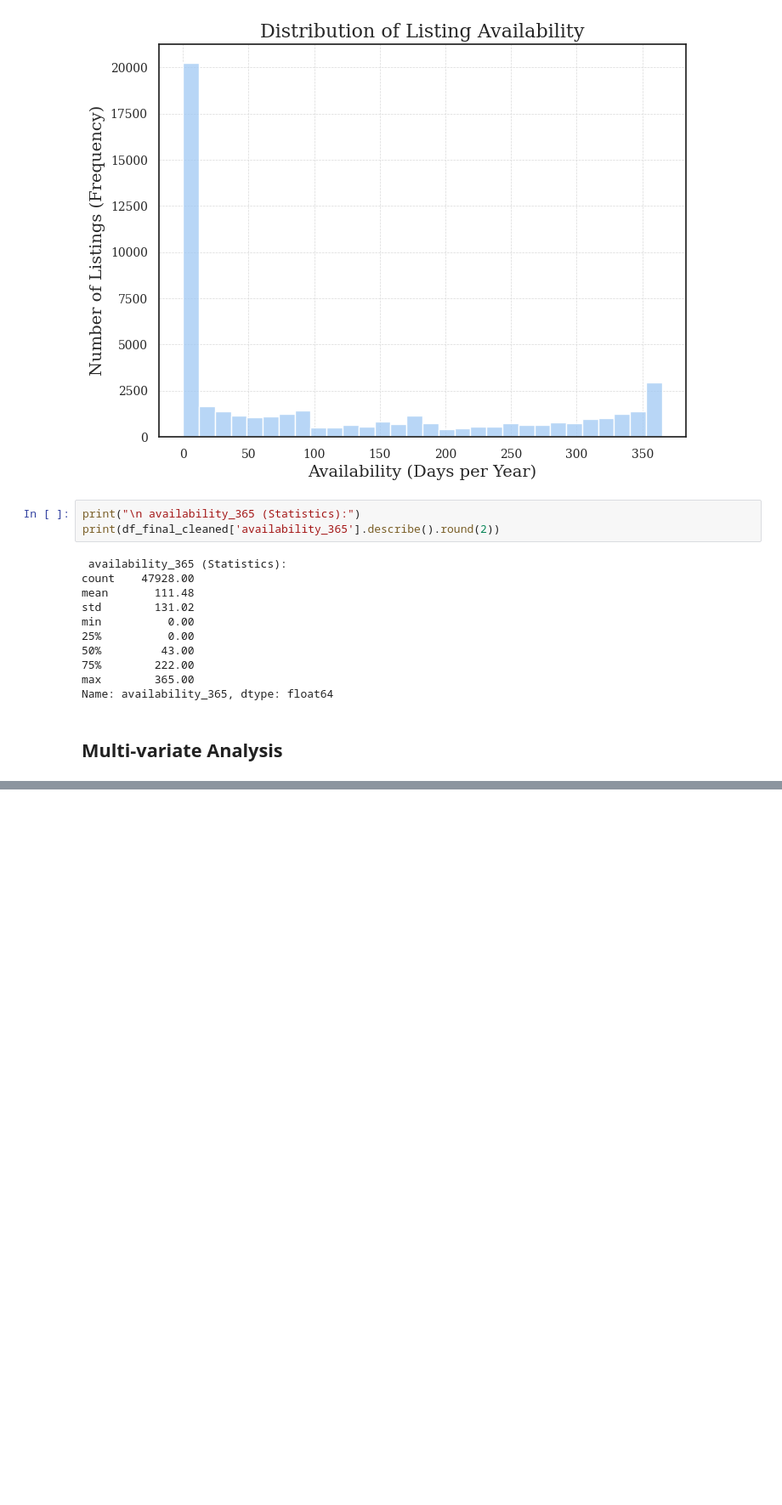
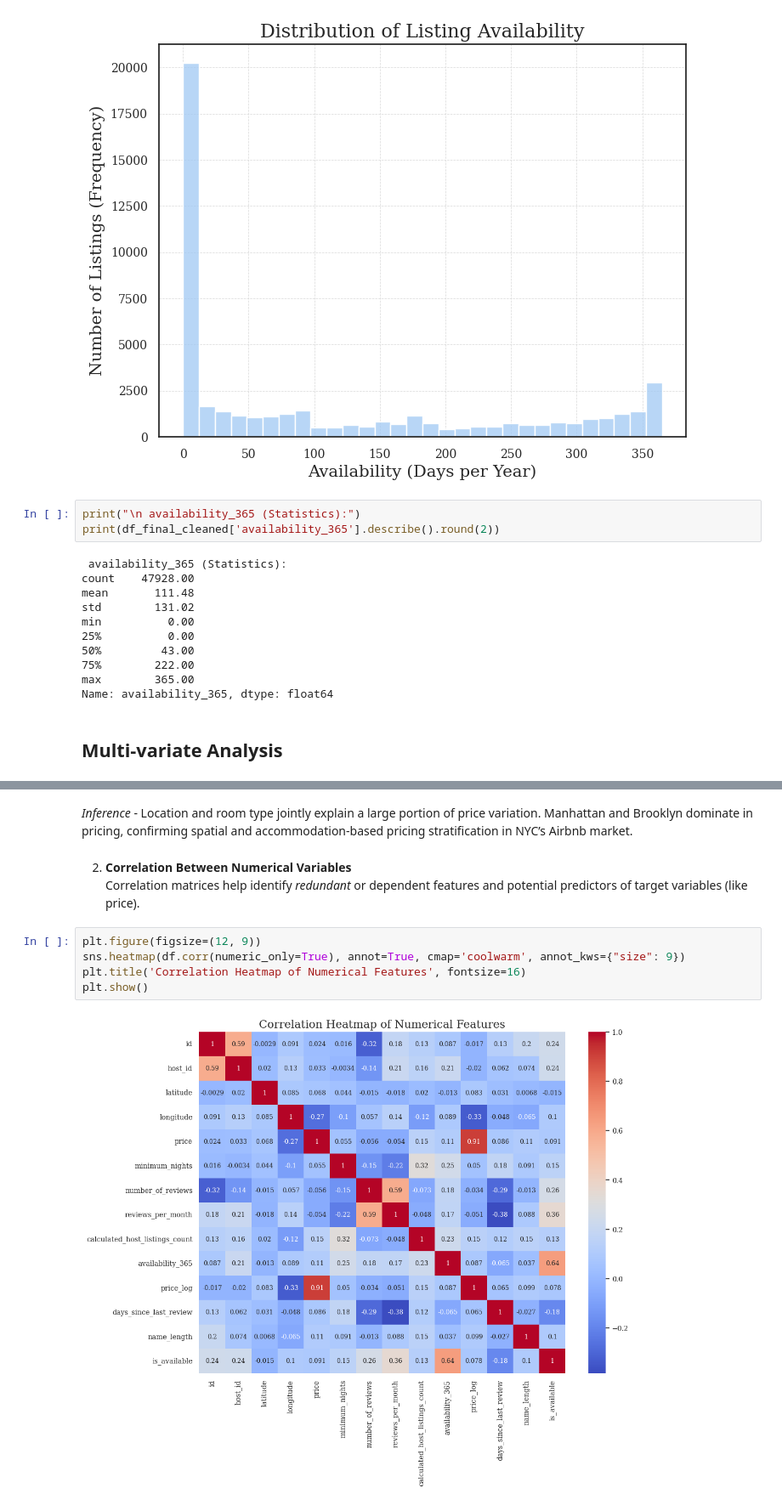
Before and after one commit to Aditya-907/NYC_Airbnb_EDA, a Jupyter notebook: notebooks/EDA_Report.ipynb, the cells around one changed output, grey strips where cells are left out. Shown at 85% size. Cells and saved outputs as stored; diff of their text form; blank space fills up the shorter version.

```diff
--- a/notebooks/EDA_Report.ipynb
+++ b/notebooks/EDA_Report.ipynb
@@ -730,0 +773,12 @@ We will be using **correlation heatmap** as they can help us visualize and show
+# %% [markdown]
+*Inference* - Location and room type jointly explain a large portion of price variation. Manhattan and Brooklyn dominate in pricing, confirming spatial and accommodation-based pricing stratification in NYC’s Airbnb market.
+# %% [markdown]
+2. **Correlation Between Numerical Variables**
+Correlation matrices help identify *redundant* or dependent features and potential predictors of target variables (like price).
+# %%
+plt.figure(figsize=(12, 9))
+sns.heatmap(df.corr(numeric_only=True), annot=True, cmap='coolwarm', annot_kws={"size": 9})
+plt.title('Correlation Heatmap of Numerical Features', fontsize=16)
+plt.show()
+# %% [output]
+[figure, added]
```
Also changed, not shown: parts of 31 cells of this notebook.
